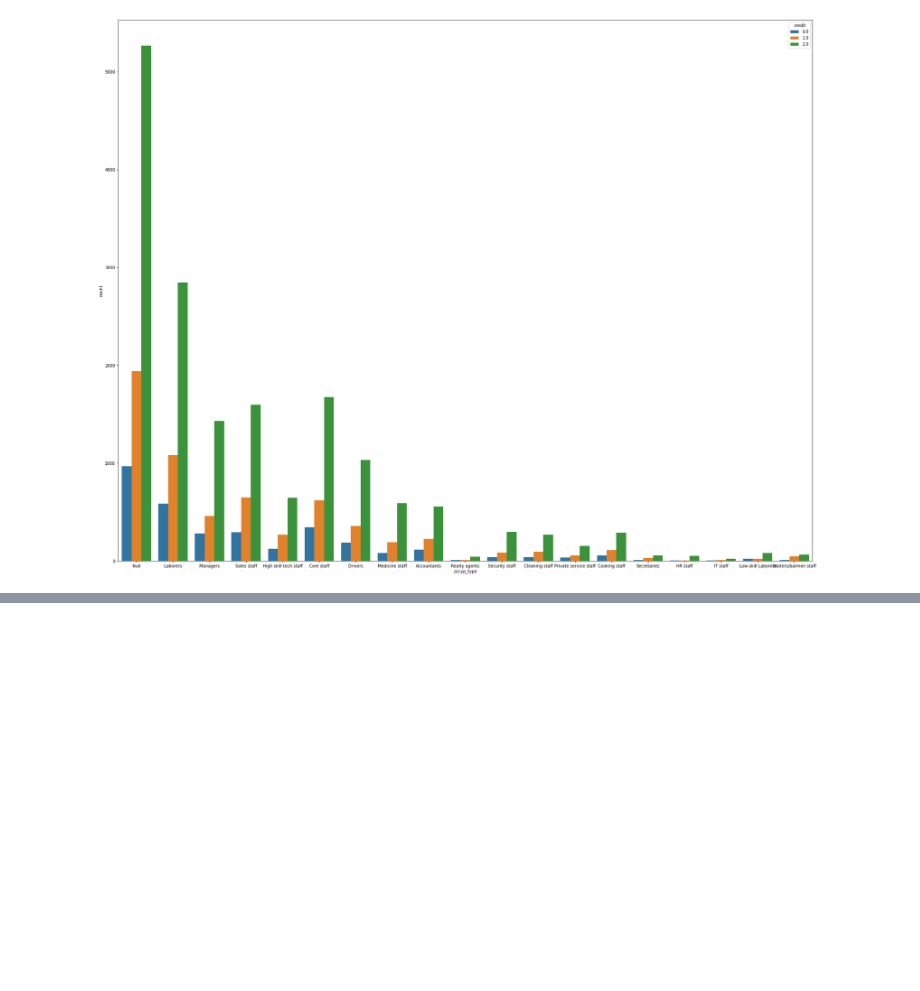
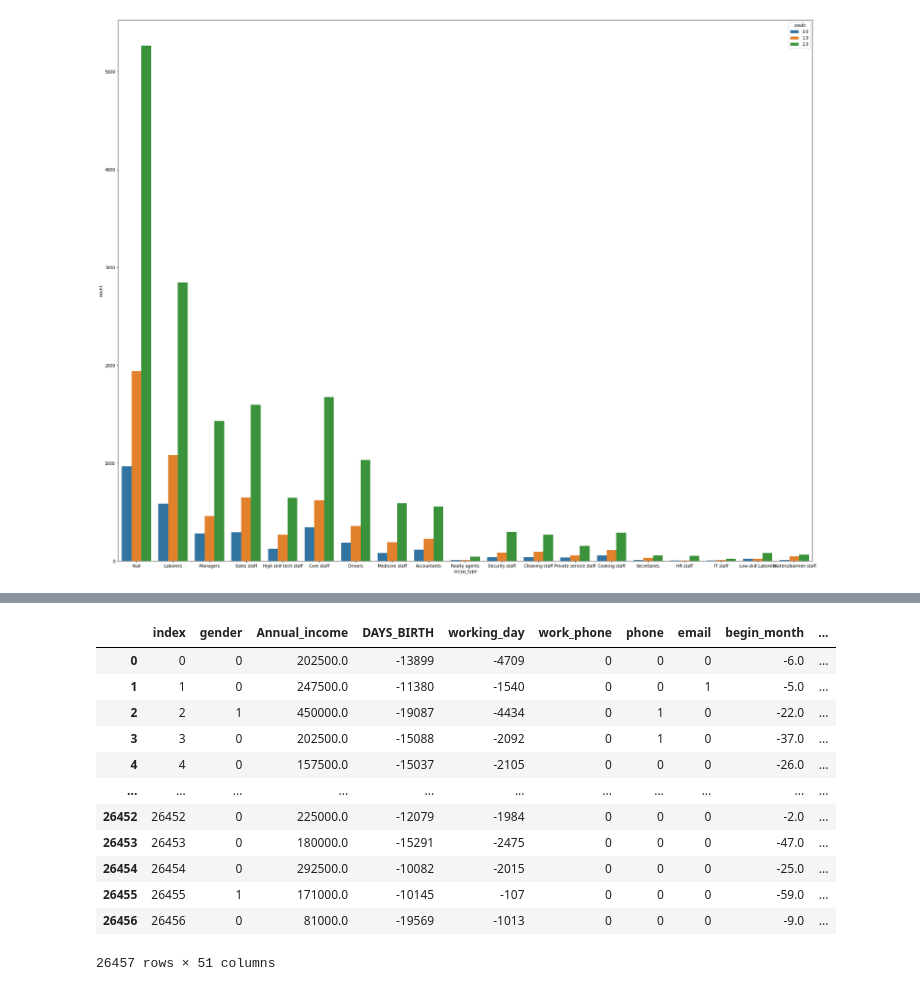
Before and after one commit to LIMDANBI/dacon_2021, a Jupyter notebook: EDA.ipynb, the cells around one changed output, grey strips where cells are left out. Drawn from its saved outputs; the diff is of its cells as text; code cells hidden in the pictures; blank space fills up the shorter version.

```diff
--- a/EDA.ipynb
+++ b/EDA.ipynb
@@ -170,0 +153,4 @@ plt.show()
+# %%
+train['gender'] = train['gender'].replace({'F':0, 'M':1}) # binary type (여성 - 0, 남성 - 1)
+train.drop('FLAG_MOBIL', axis=1, inplace=True)
+train
@@ -170,0 +171,17 @@ plt.show()
+# %%
+train = pd.get_dummies(train)
+train
+# %% [output]
+|  | index | gender | Annual_income | DAYS_BIRTH | working_day | work_phone | phone | email | begin_month | ... |
+| 0 | 0 | 0 | 202500.0 | -13899 | -4709 | 0 | 0 | 0 | -6.0 | ... |
+| 1 | 1 | 0 | 247500.0 | -11380 | -1540 | 0 | 0 | 1 | -5.0 | ... |
+| 2 | 2 | 1 | 450000.0 | -19087 | -4434 | 0 | 1 | 0 | -22.0 | ... |
+| 3 | 3 | 0 | 202500.0 | -15088 | -2092 | 0 | 1 | 0 | -37.0 | ... |
+| 4 | 4 | 0 | 157500.0 | -15037 | -2105 | 0 | 0 | 0 | -26.0 | ... |
+| ... | ... | ... | ... | ... | ... | ... | ... | ... | ... | ... |
+| 26452 | 26452 | 0 | 225000.0 | -12079 | -1984 | 0 | 0 | 0 | -2.0 | ... |
+| 26453 | 26453 | 0 | 180000.0 | -15291 | -2475 | 0 | 0 | 0 | -47.0 | ... |
+| 26454 | 26454 | 0 | 292500.0 | -10082 | -2015 | 0 | 0 | 0 | -25.0 | ... |
+| 26455 | 26455 | 1 | 171000.0 | -10145 | -107 | 0 | 0 | 0 | -59.0 | ... |
+| 26456 | 26456 | 0 | 81000.0 | -19569 | -1013 | 0 | 0 | 0 | -9.0 | ... |
+26457 rows × 51 columns
```
Also changed, not shown: parts of 15 cells of this notebook.
